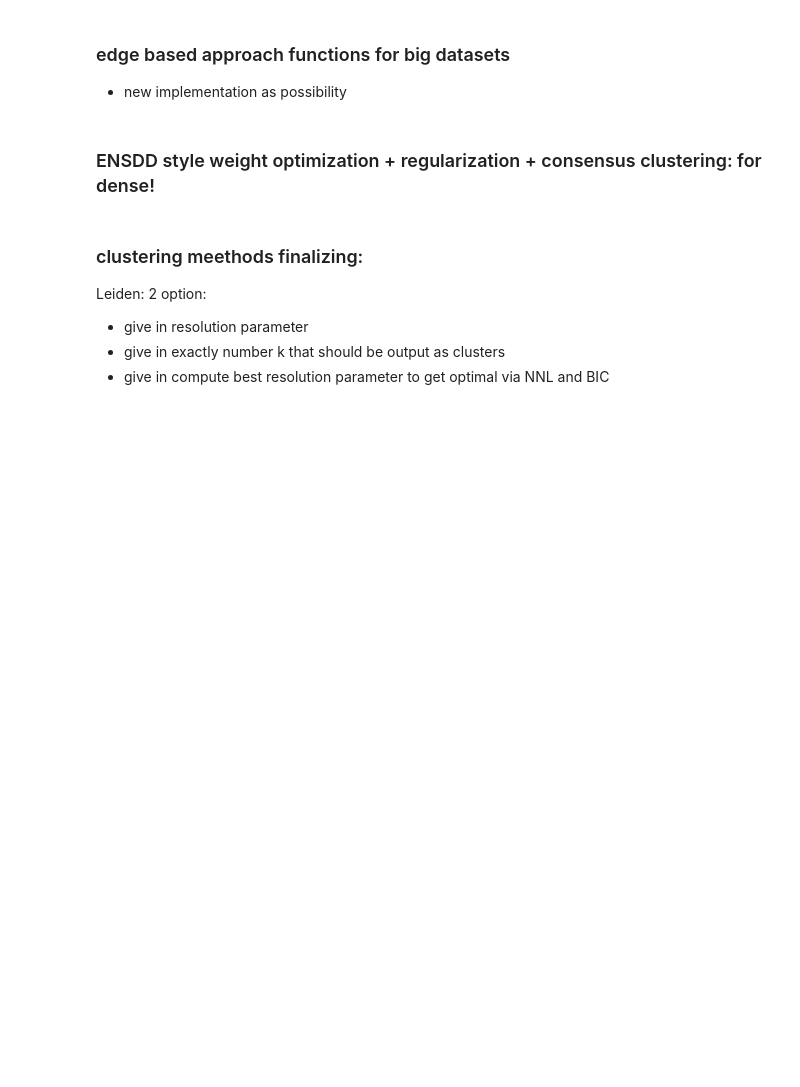
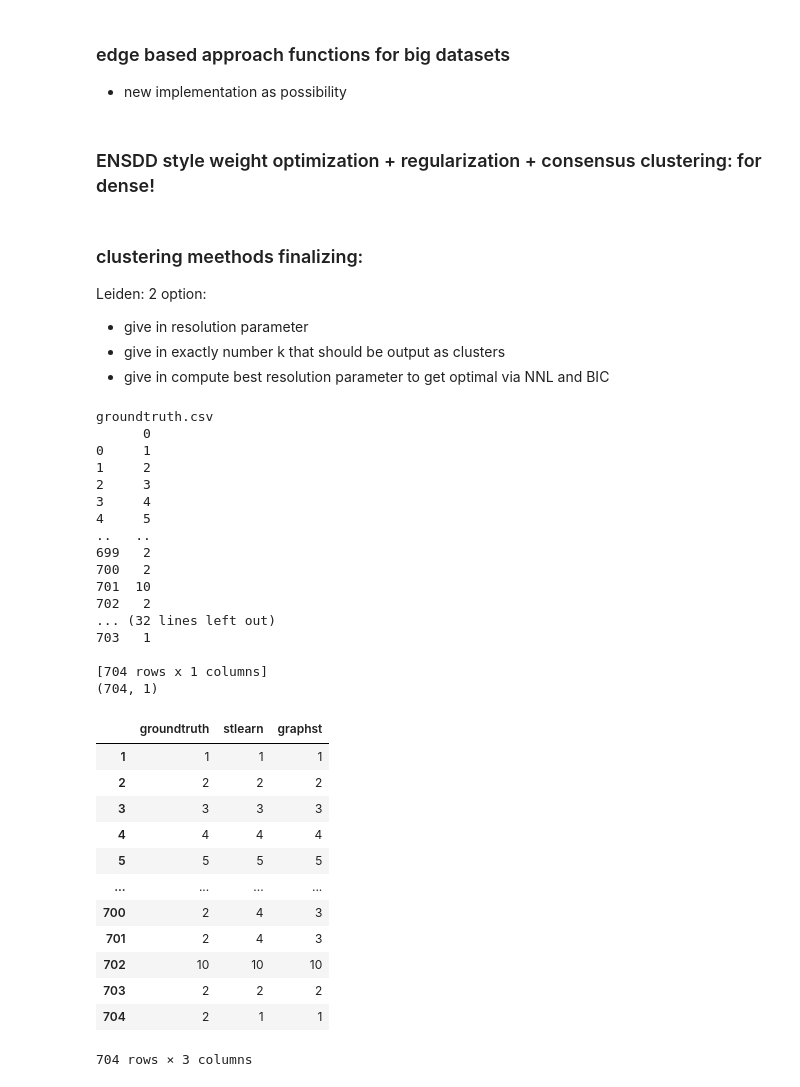
Before and after one commit to Elizabeth-Flx/sdd, a Jupyter notebook: ensemble_method/ensemble_try.ipynb, the cells around one changed output. Drawn from its saved outputs; the diff is of its cells as text; code cells hidden in the pictures; blank space fills up the shorter version.

```diff
--- a/ensemble_method/ensemble_try.ipynb
+++ b/ensemble_method/ensemble_try.ipynb
@@ -542,3 +542,61 @@ def leiden_final(A: sp.csr_matrix,
     )
     return labels, {"mode": "auto_bic", "resolution": float(res_best),
                     "k": int(np.unique(labels).size), "scan": table}
+# %%
+# now all together: read in to csv files
+
+tool_domains_dir = "/nfs/home/students/s.reif/SysMed/SysBioSDD/evaluation_metrics/examples_csvs"
+# for all csvs in dir: read in each csv (only one column per csv) to dataframe to use
+import os
+csv_files = [f for f in os.listdir(tool_domains_dir) if f.endswith('.csv')]
+tools_df = []
+# see if len are identical
+lengths = []
+for f in csv_files:
+    df = pd.read_csv(os.path.join(tool_domains_dir, f), header=None, index_col=None)
+    print(f)
+    print(df)
+    print(df.shape)
+    lengths.append(df.shape[0])
+    method_name = f.split('.csv')[0]
+    df.columns = [method_name]
+    # set index first to 1: so index starting from 1
+    df.index = range(1, df.shape[0] + 1)
+    tools_df.append(df)
+
+combined_df = pd.concat(tools_df, axis=1)
+if len(set(lengths)) != 1:
+    raise ValueError("CSV files have different number of rows!")
+
+combined_df
+# %% [output]
+groundtruth.csv
+      0
+0     1
+1     2
+2     3
+3     4
+4     5
+..   ..
+699   2
+700   2
+701  10
+702   2
+... (32 lines left out)
+703   1
+
+[704 rows x 1 columns]
+(704, 1)
+|  | groundtruth | stlearn | graphst |
+| 1 | 1 | 1 | 1 |
+| 2 | 2 | 2 | 2 |
+| 3 | 3 | 3 | 3 |
+| 4 | 4 | 4 | 4 |
+| 5 | 5 | 5 | 5 |
+| ... | ... | ... | ... |
+| 700 | 2 | 4 | 3 |
+| 701 | 2 | 4 | 3 |
+| 702 | 10 | 10 | 10 |
+| 703 | 2 | 2 | 2 |
+| 704 | 2 | 1 | 1 |
+704 rows × 3 columns
```
Also changed, not shown: parts of 4 cells of this notebook, 4 other files.
